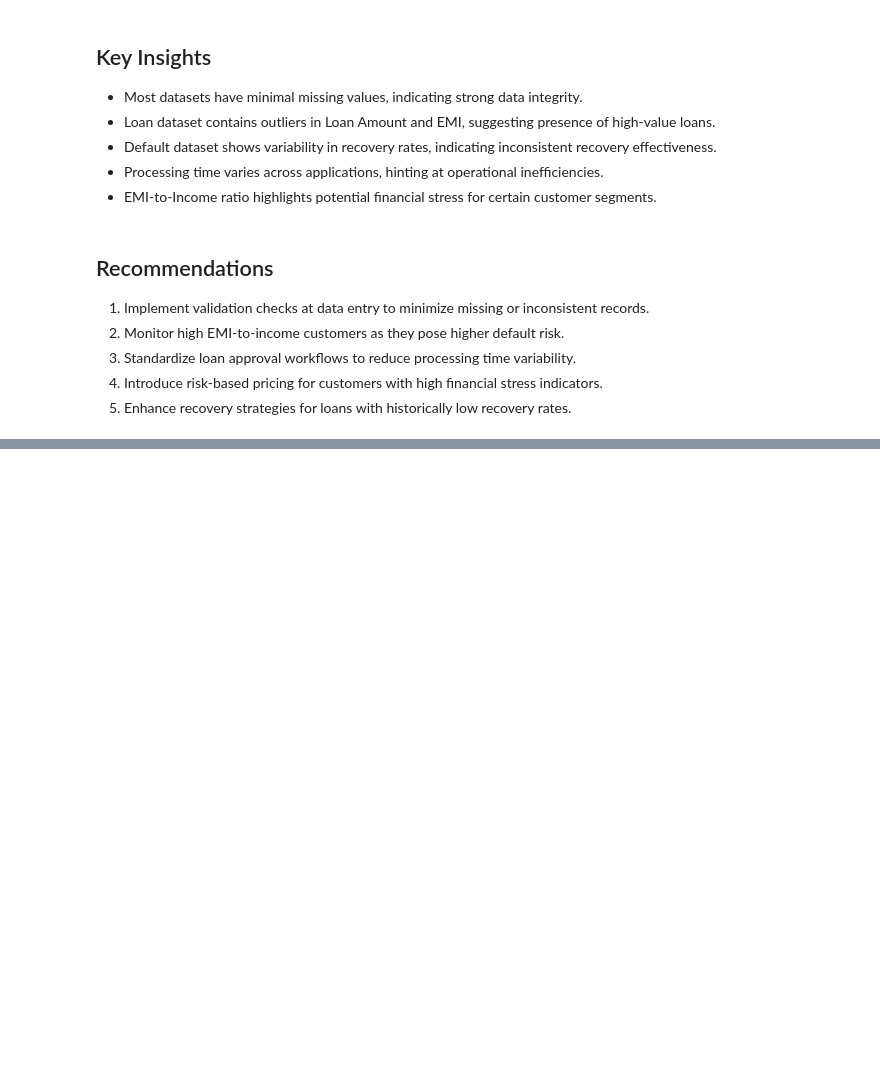
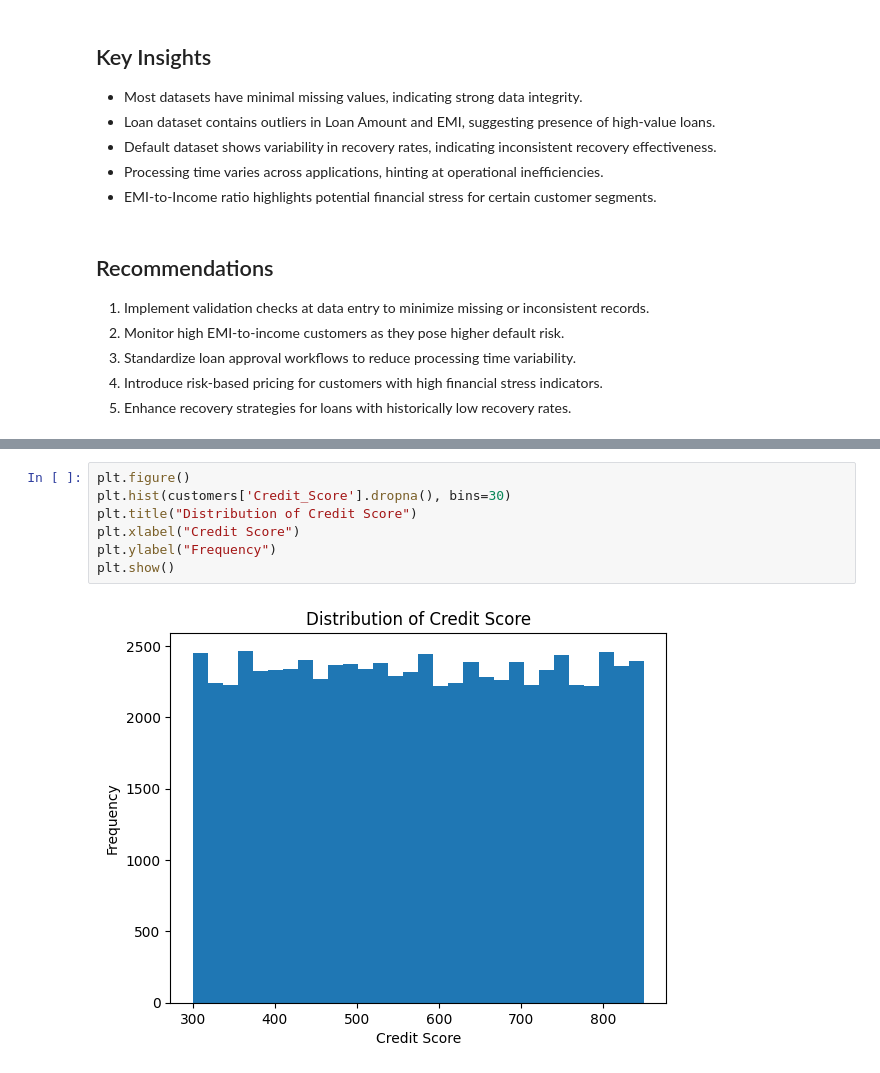
Before and after one commit to madhurmd/hero-fincorp-loan-analysis, a Jupyter notebook: notebooks/analysis.ipynb, the cells around one changed output, grey strips where cells are left out. Drawn from its saved outputs; the diff is of its cells as text; blank space fills up the shorter version.

```diff
--- a/notebooks/analysis.ipynb
+++ b/notebooks/analysis.ipynb
@@ -225,0 +257,9 @@ loans['EMI_to_Income'] = loans['EMI_Amount'] / (loans['Annual_Income'] / 12)
+# %%
+plt.figure()
+plt.hist(customers['Credit_Score'].dropna(), bins=30)
+plt.title("Distribution of Credit Score")
+plt.xlabel("Credit Score")
+plt.ylabel("Frequency")
+plt.show()
+# %% [output]
+[figure, added]
```
Also changed, not shown: parts of 14 cells of this notebook.
